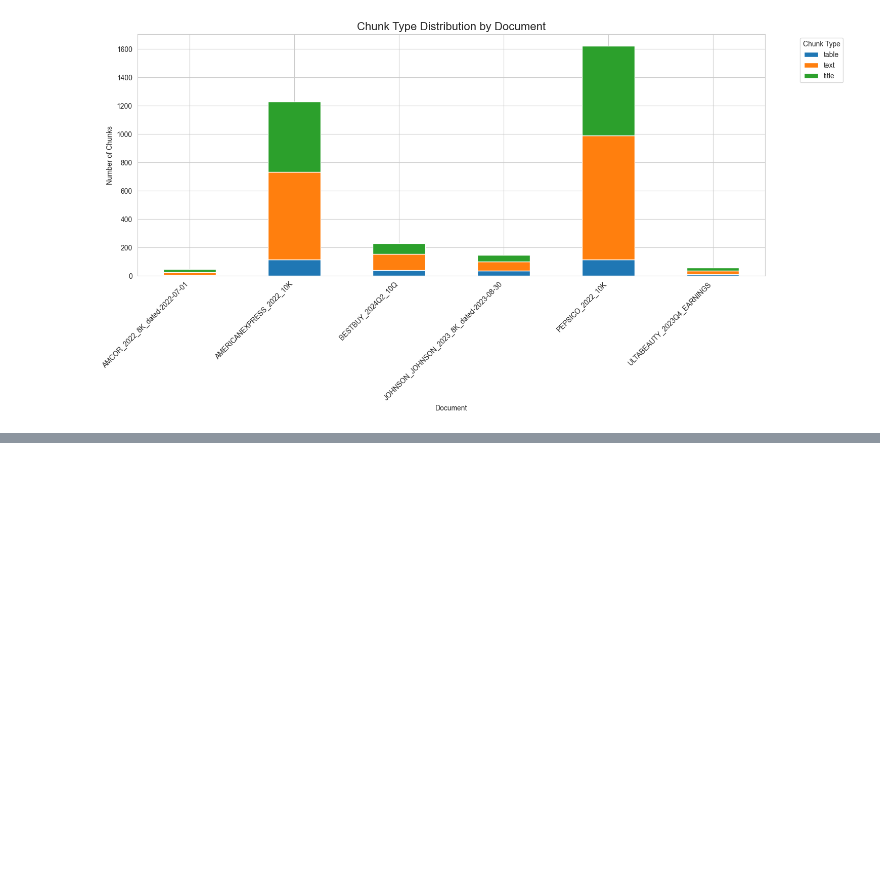
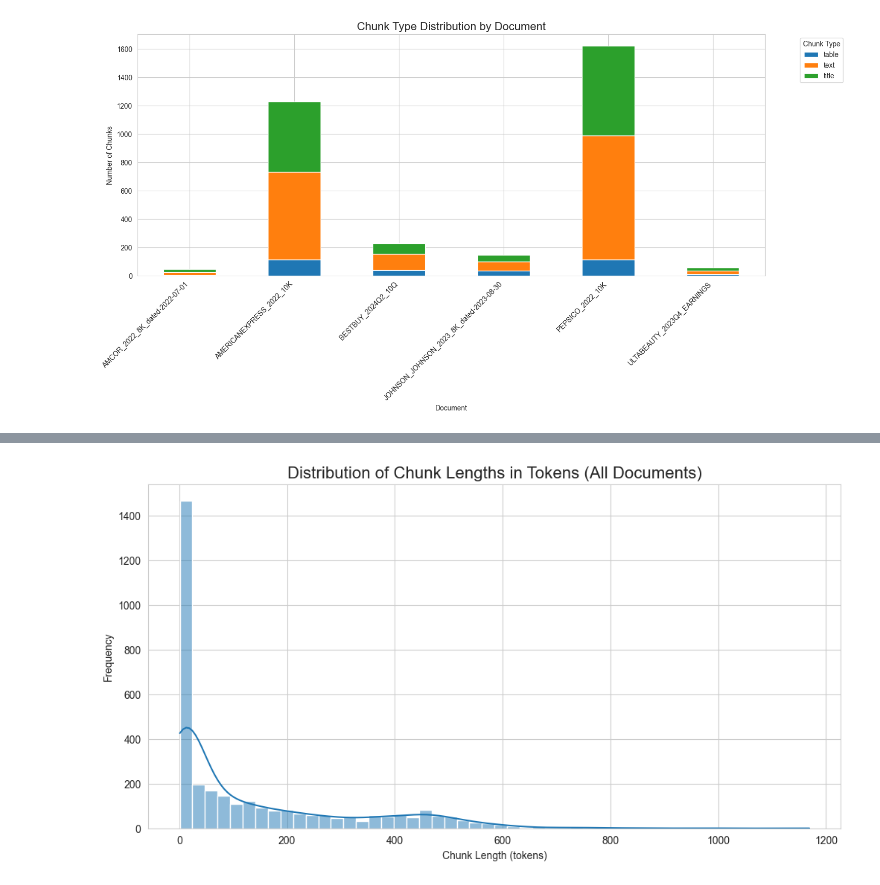
Before and after one commit to seokhyunmoon/Financial_Document_Analyzer, a Jupyter notebook: chunk_analysis.ipynb, the cells around one changed output, grey strips where cells are left out. Saved outputs shown, nothing was run; the diff lists cells and outputs as text; code cells hidden in the pictures; blank space fills up the shorter version.

Commit message:
feat: added chunk analysis

```diff
--- a/chunk_analysis.ipynb
+++ b/chunk_analysis.ipynb
@@ -108,0 +112,4 @@ plt.show()
+# %%
+encoding = tiktoken.get_encoding("cl100k_base")
+df['chunk_length_tokens'] = df['text'].apply(lambda x: len(encoding.encode(x)))
+df['chunk_length_tokens'].describe()
@@ -108,0 +126,9 @@ plt.show()
+# %%
+plt.figure(figsize=(12,6))
+sns.histplot(df['chunk_length_tokens'], bins=50, kde=True)
+plt.title('Distribution of Chunk Lengths in Tokens (All Documents)', fontsize=16)
+plt.xlabel('Chunk Length (tokens)')
+plt.ylabel('Frequency')
+plt.show()
+# %% [output]
+[figure, added]
```
Also changed, not shown: parts of 4 cells of this notebook, 2 other files.
